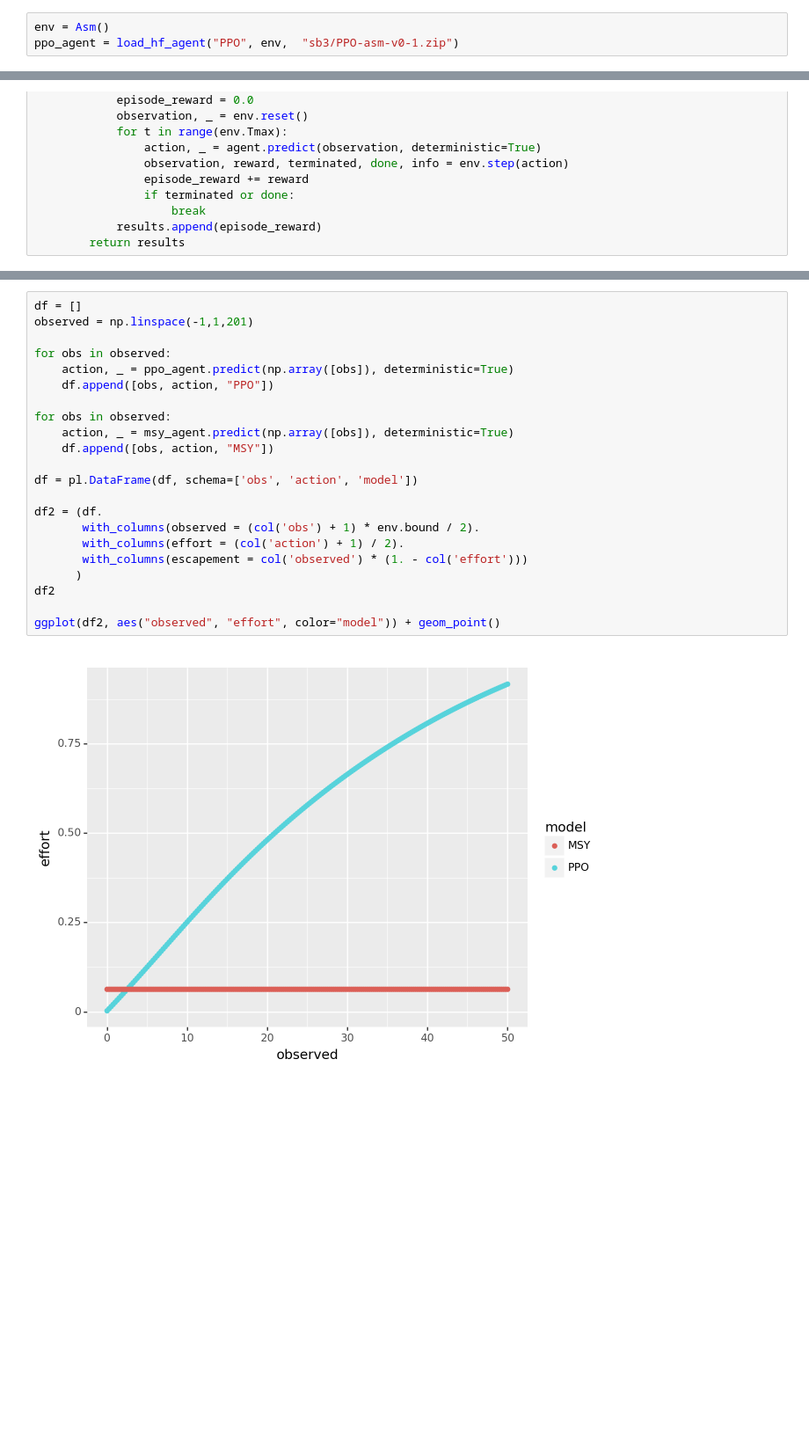
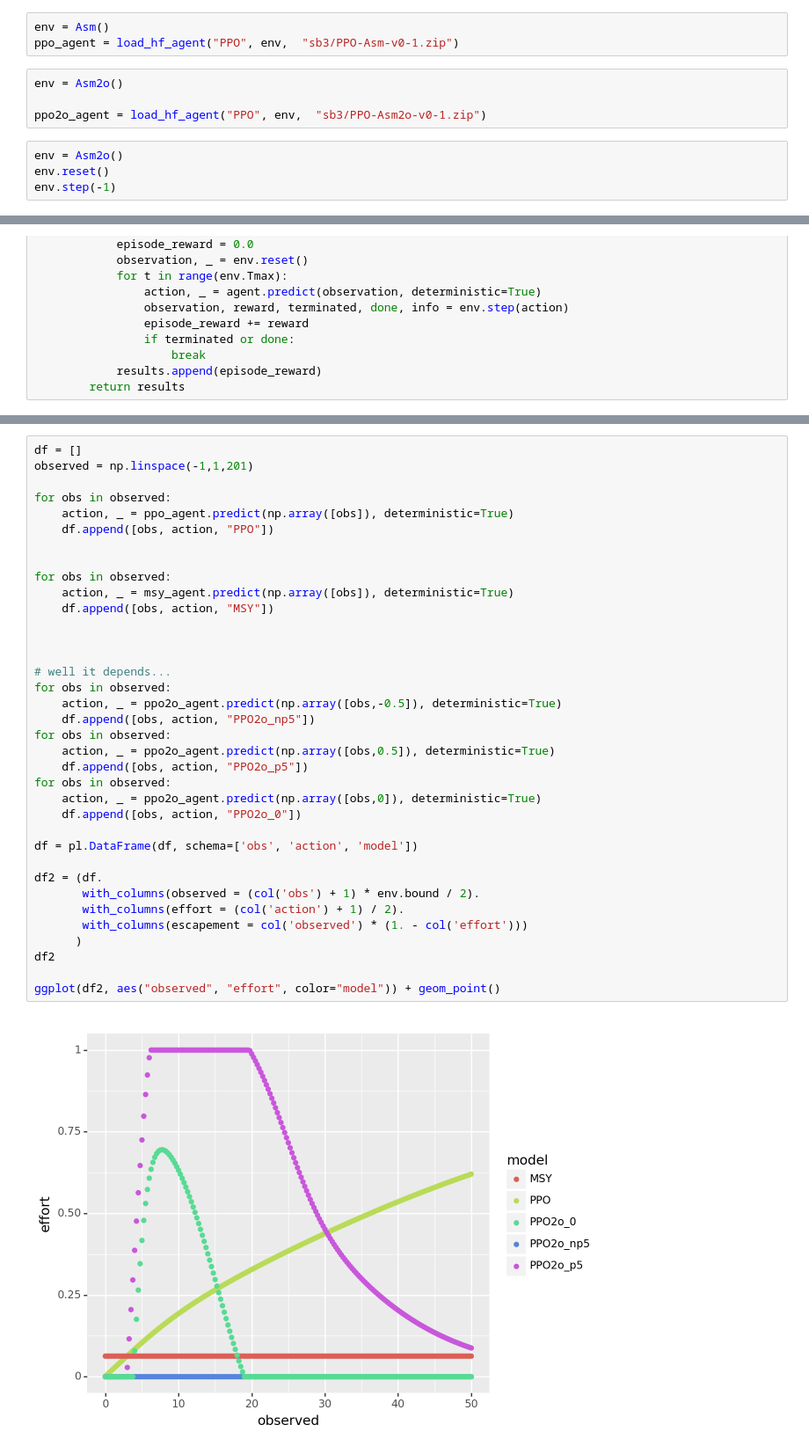
Before and after one commit to petebachant/rl4fisheries, a Jupyter notebook: notebooks/compare-solutions.ipynb, the cells around one changed output, grey strips where cells are left out. Shown at 88% size. Saved outputs shown, nothing was run; the diff lists cells and outputs as text; blank space fills up the shorter version.

```diff
--- a/notebooks/compare-solutions.ipynb
+++ b/notebooks/compare-solutions.ipynb
@@ -22,4 +22,12 @@ class fixed_effort:
 msy_agent = fixed_effort([0.063])
 # %%
 env = Asm()
-ppo_agent = load_hf_agent("PPO", env,  "sb3/PPO-asm-v0-1.zip")
+ppo_agent = load_hf_agent("PPO", env,  "sb3/PPO-Asm-v0-1.zip")
+# %%
+env = Asm2o()
+
+ppo2o_agent = load_hf_agent("PPO", env,  "sb3/PPO-Asm2o-v0-1.zip")
+# %%
+env = Asm2o()
+env.reset()
+env.step(-1)
@@ -68,25 +90,39 @@ ggplot(df, aes("x", fill="model")) + geom_density(alpha=0.7)
 # %%
 df = []
 observed = np.linspace(-1,1,201)
 
 for obs in observed:
     action, _ = ppo_agent.predict(np.array([obs]), deterministic=True)
     df.append([obs, action, "PPO"])
 
+
 for obs in observed:
     action, _ = msy_agent.predict(np.array([obs]), deterministic=True)
     df.append([obs, action, "MSY"])
+
+
+
+# well it depends...
+for obs in observed:
+    action, _ = ppo2o_agent.predict(np.array([obs,-0.5]), deterministic=True)
+    df.append([obs, action, "PPO2o_np5"])
+for obs in observed:
+    action, _ = ppo2o_agent.predict(np.array([obs,0.5]), deterministic=True)
+    df.append([obs, action, "PPO2o_p5"])
+for obs in observed:
+    action, _ = ppo2o_agent.predict(np.array([obs,0]), deterministic=True)
+    df.append([obs, action, "PPO2o_0"])
 
 df = pl.DataFrame(df, schema=['obs', 'action', 'model'])
 
 df2 = (df.
        with_columns(observed = (col('obs') + 1) * env.bound / 2).
        with_columns(effort = (col('action') + 1) / 2).
        with_columns(escapement = col('observed') * (1. - col('effort')))
       )
 df2
 
 ggplot(df2, aes("observed", "effort", color="model")) + geom_point()
 # %% [output]
-[figure, old version]
+[figure, new version]
 <Figure Size: (640 x 480)>
```
Also changed, not shown: parts of 10 cells of this notebook, 3 other files.
